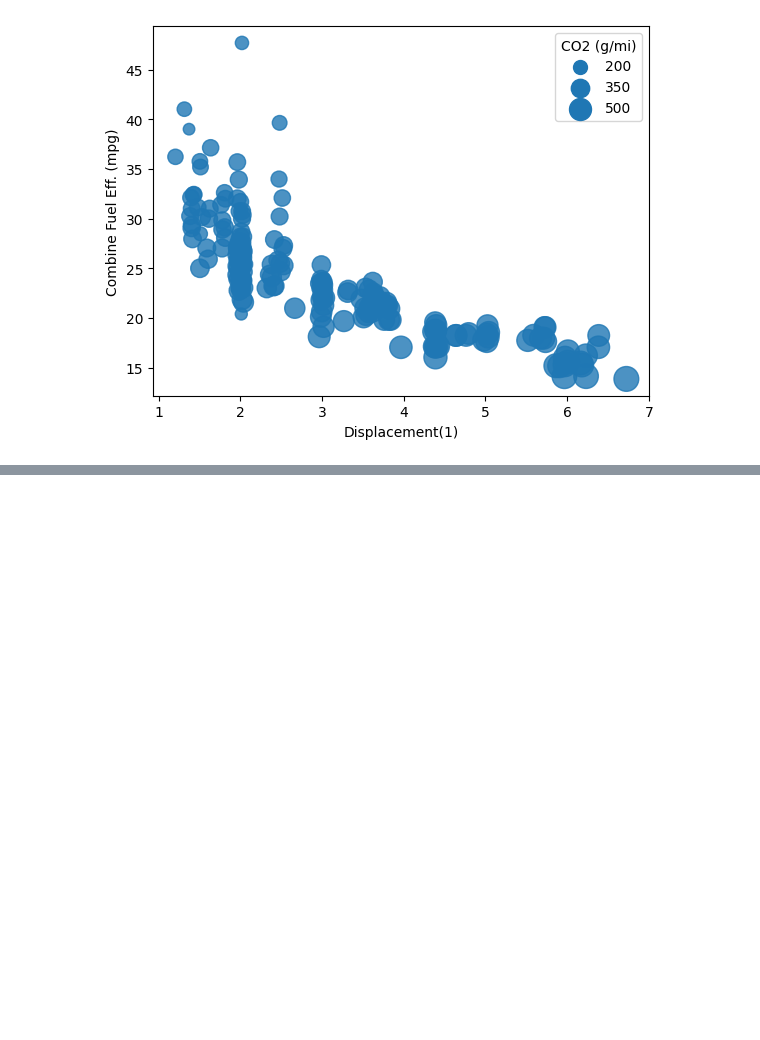
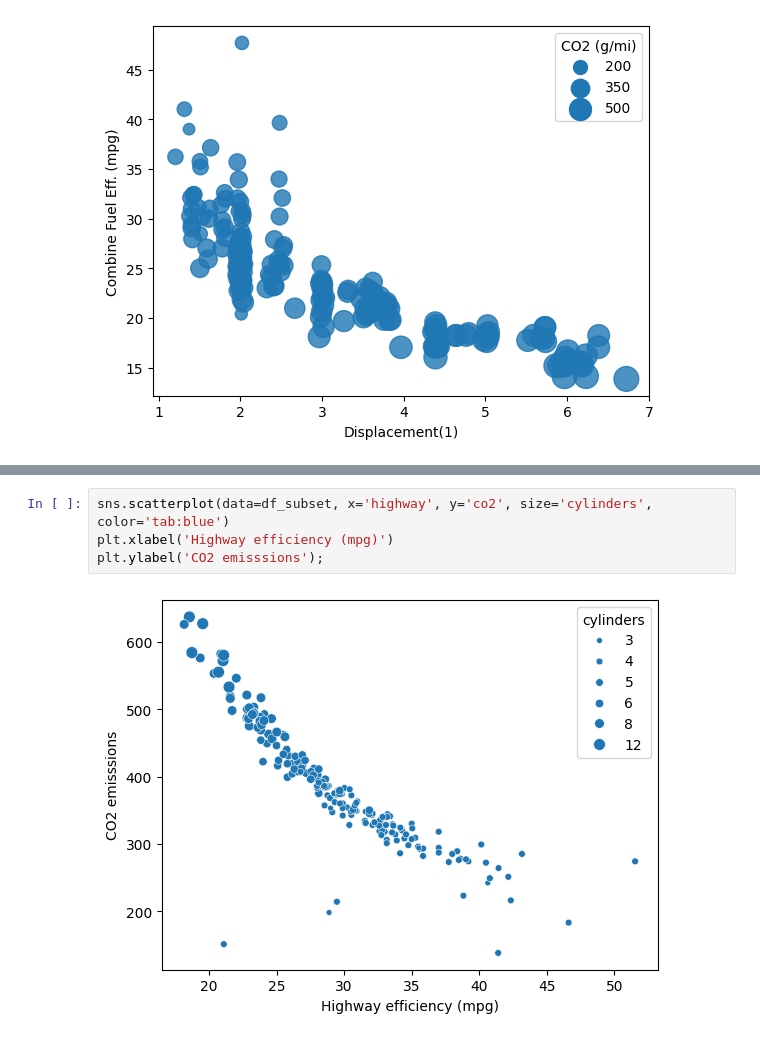
Before and after one commit to ChelsaMJ/7.-Data-Processing-and-Visualization, a Jupyter notebook: Multivariate_03_encodings.ipynb, the cells around one changed output, grey strips where cells are left out. Drawn from its saved outputs; the diff is of its cells as text; blank space fills up the shorter version.

```diff
--- a/Multivariate_03_encodings.ipynb
+++ b/Multivariate_03_encodings.ipynb
@@ -88,0 +102,6 @@ plt.legend(legend_obj, sizes, title='CO2 (g/mi)');
+# %%
+sns.scatterplot(data=df_subset, x='highway', y='co2', size='cylinders', color='tab:blue')
+plt.xlabel('Highway efficiency (mpg)')
+plt.ylabel('CO2 emisssions');
+# %% [output]
+[figure, added]
```
Also changed, not shown: parts of 2 cells of this notebook.
